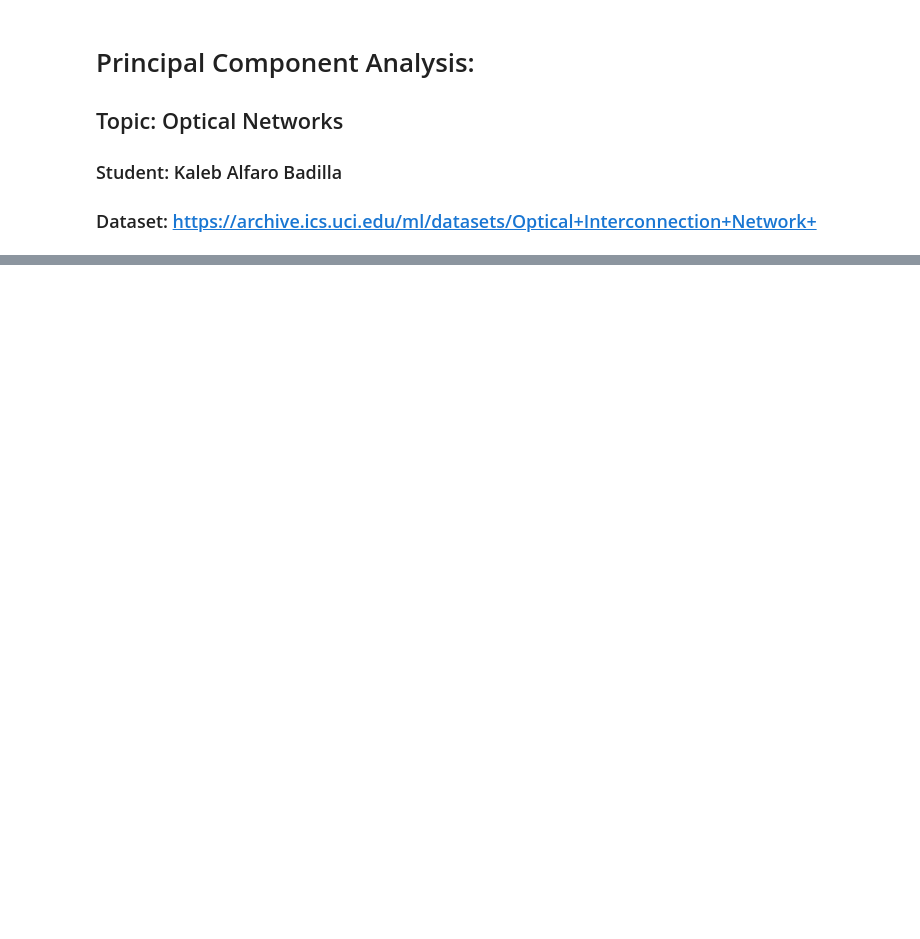
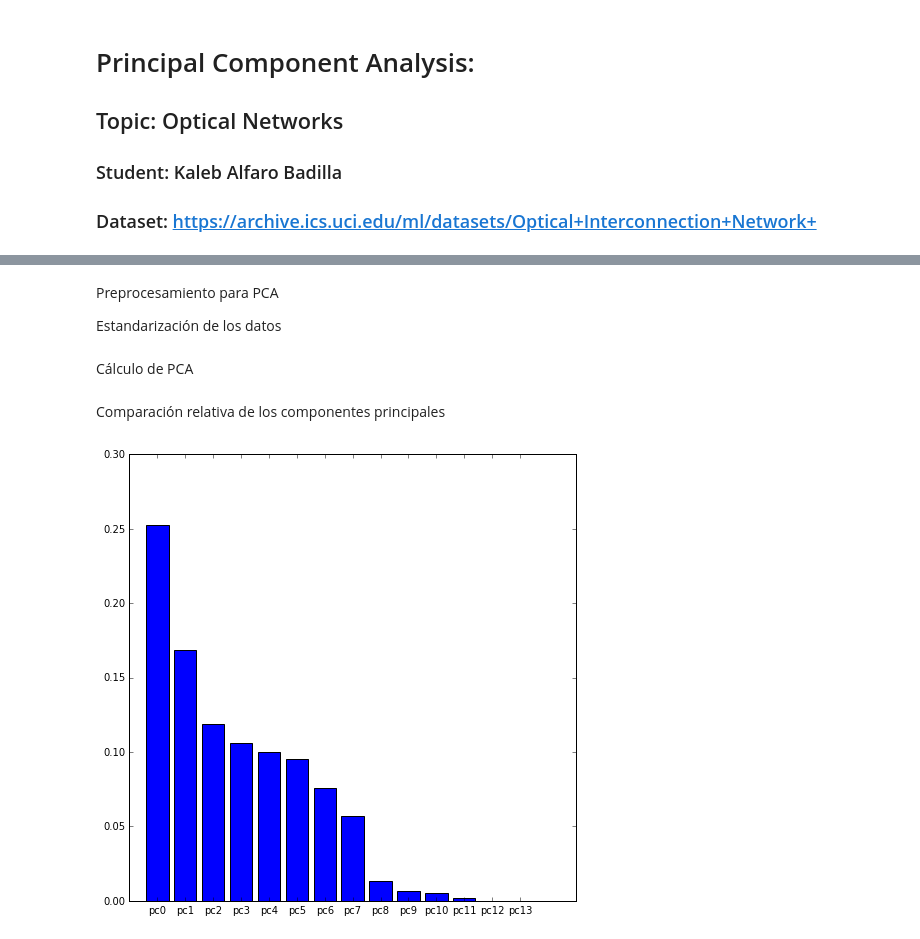
Before and after one commit to manchii/ml_pca, a Jupyter notebook: PCA_OpNetwrks.ipynb, the cells around one changed output, grey strips where cells are left out. Cells and saved outputs as stored; diff of their text form; code cells hidden in the pictures; blank space fills up the shorter version.

```diff
--- a/PCA_OpNetwrks.ipynb
+++ b/PCA_OpNetwrks.ipynb
@@ -67,0 +45,4 @@ plt.show()
+# %% [markdown]
+Preprocesamiento para PCA
+
+Estandarización de los datos
@@ -67,0 +57,2 @@ plt.show()
+# %% [markdown]
+Cálculo de PCA
@@ -67,0 +63,12 @@ plt.show()
+# %% [markdown]
+Comparación relativa de los componentes principales
+# %%
+fig = plt.figure(figsize = (8,8))
+ax = fig.add_subplot(1,1,1)
+ind = range(1,n_components+1)
+ax.bar(ind,pca.explained_variance_ratio_,align='center')
+ax.set_xticks(ind)
+ax.set_xticklabels(pca_features)
+plt.show()
+# %% [output]
+[figure, added]
```
Also changed, not shown: parts of 5 cells of this notebook, 1 other file.
